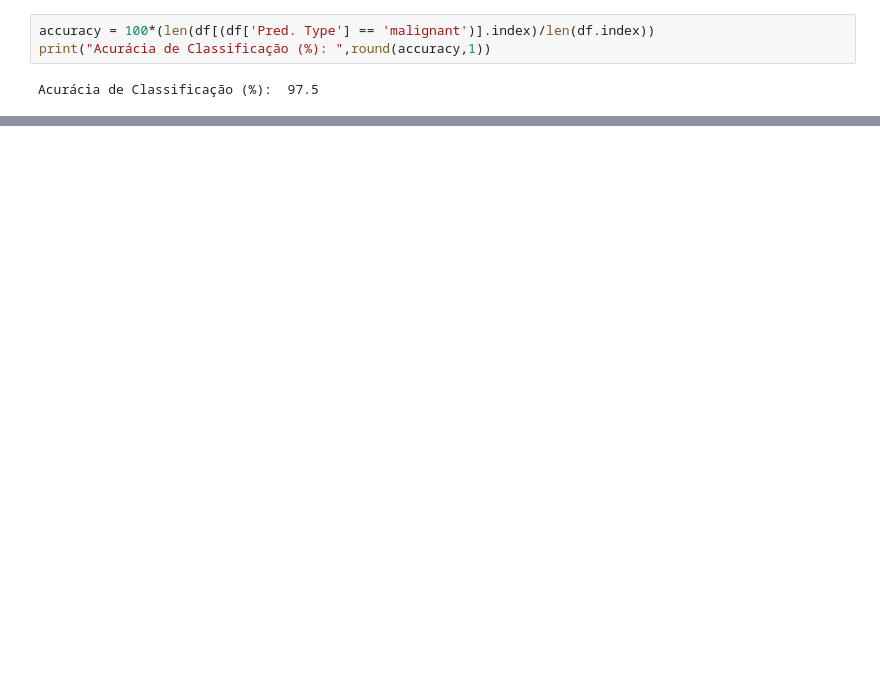
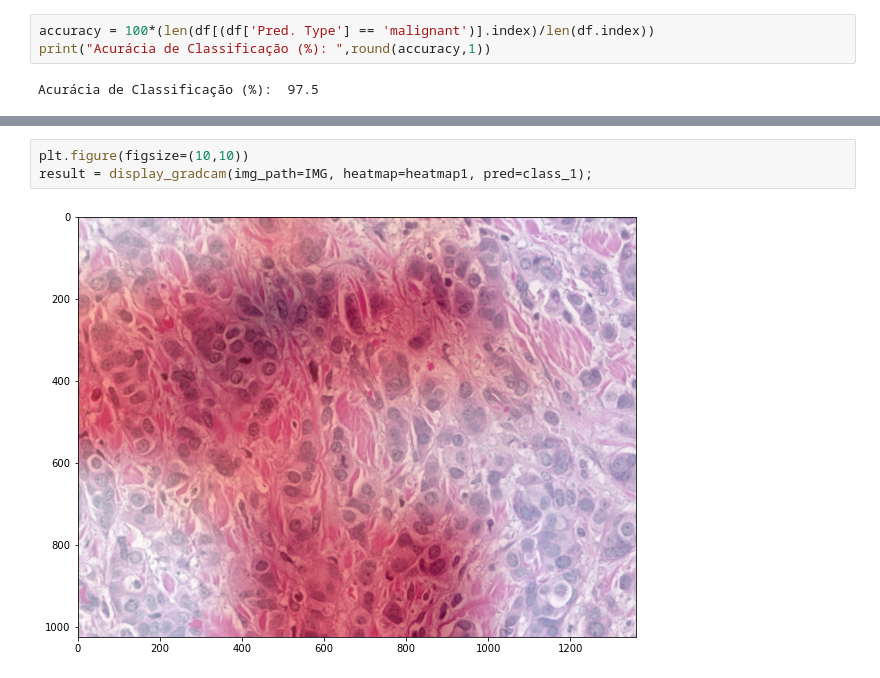
Before and after one commit to danielmacedodc/SIBGRAPI_2022, a Jupyter notebook: 1NF_Categorical_Explainability_Breast _Cancer_DenseNet201.ipynb, the cells around one changed output, grey strips where cells are left out. Saved outputs shown, nothing was run; the diff lists cells and outputs as text; blank space fills up the shorter version.

```diff
--- a/1NF_Categorical_Explainability_Breast _Cancer_DenseNet201.ipynb
+++ b/1NF_Categorical_Explainability_Breast _Cancer_DenseNet201.ipynb
@@ -675,0 +743,5 @@ plt.hist(x=values, bins=50);
+# %%
+plt.figure(figsize=(10,10))
+result = display_gradcam(img_path=IMG, heatmap=heatmap1, pred=class_1);
+# %% [output]
+[figure, added]
```
Also changed, not shown: parts of 19 cells of this notebook.
